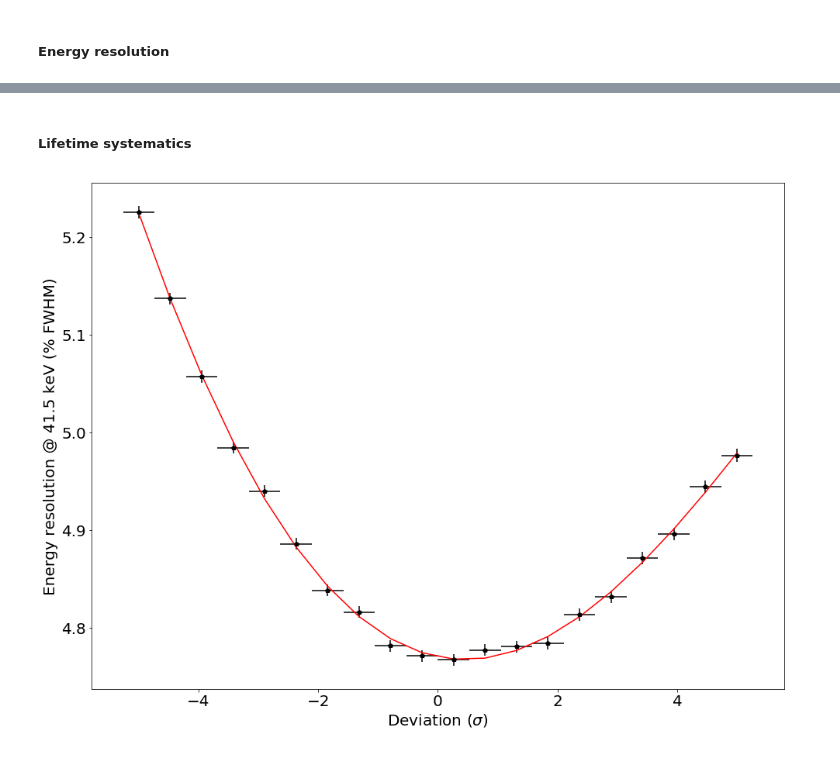
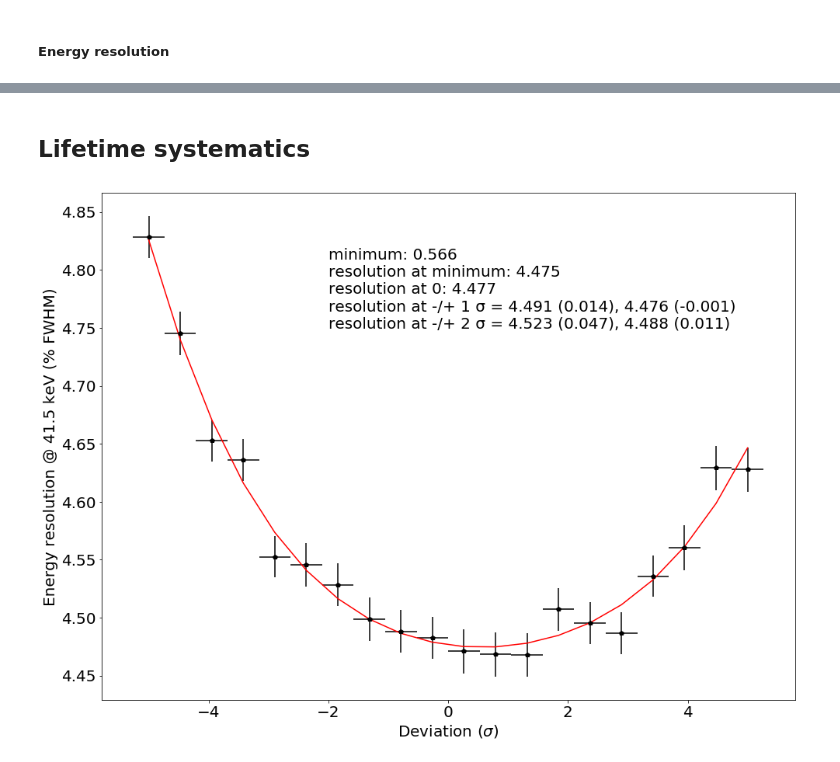
Before and after one commit to gonzaponte/MyNotebooks, a Jupyter notebook: Kr/older_nbs/Kr_systematics_4734-Copy1.ipynb, the cells around one changed output, grey strips where cells are left out. Saved outputs shown, nothing was run; the diff lists cells and outputs as text; code cells hidden in the pictures.

Commit message:
update systematics

```diff
--- a/Kr/older_nbs/Kr_systematics_4734-Copy1.ipynb
+++ b/Kr/older_nbs/Kr_systematics_4734-Copy1.ipynb
@@ -201,8 +201,10 @@ labels("X (mm)", "Y (mm)", "Geometry uncertainty map")
 xy_data       = collections.namedtuple(      "xy_data", "x y xu yu"       )
 reso_fit_data = collections.namedtuple("reso_fit_data", "xy residuals f R")
 
-def measure_resolution(E, bkg=fitf.gauss):
-    y, x  = np.histogram(E, Ebins)
+def measure_resolution(E, bkg=fitf.gauss, n_sigma=2.5, nbins=None):
+    ebins = Ebins if nbins is None else np.linspace(*Erange, nbins + 1)
+
+    y, x  = np.histogram(E, ebins)
     x     = shift_to_bin_centers(x)
     xu    = np.diff(x)[0] * 0.5
     yu    = poisson_sigma(y)
@@ -216,8 +218,8 @@ def measure_resolution(E, bkg=fitf.gauss):
     sig_seed  = Npeak, Epeak, Speak
 
     seed = (*sig_seed, *bkg_seed)
-    fit_range = (Epeak - 4 * Speak,
-                 Epeak + 4 * Speak)
+    fit_range = (Epeak - n_sigma * Speak,
+                 Epeak + n_sigma * Speak)
     f    = fitf.fit(fun, x, y, seed,
                     fit_range = fit_range,
                     sigma     = yu,
@@ -244,9 +246,12 @@ def plot(data, signal=fitf.gauss, bkg=fitf.gauss):
     plt.fill_between(x, signal(x, *data.f.values[ :3]),    0,     alpha=0.3, color=subfit_linecolor[0])
     plt.plot        (x, bkg   (x, *data.f.values[3: ]), lw=subfit_linewidth, color=subfit_linecolor[1])
     plt.fill_between(x, bkg   (x, *data.f.values[3: ]),    0,     alpha=0.3, color=subfit_linecolor[1])
-    plt.text(plt.xlim()[0] + np.diff(plt.xlim()) * 0.05,
+    plt.text(plt.xlim()[0] + np.diff(plt.xlim()) * 0.03,
              max(data.xy.y) / 1.5,
              gausstext(data.f.values, data.f.errors, 41.5))
     plt.ylim(0)
     labels("E (keV)", "Entries")
+
+def relative_to(x, fraction=0.5):
+    return x[0] + np.diff(x) * fraction
 # %% [markdown]
@@ -254,6 +259,5 @@ def plot(data, signal=fitf.gauss, bkg=fitf.gauss):
 # %%
 bkg  = fitf.polynom
-data = measure_resolution(E, bkg=bkg)
-
+data = measure_resolution(E, bkg=bkg, n_sigma=2.5)
 plot(data, bkg=bkg)
 # %% [output]
@@ -264,5 +268,5 @@ Chi2                  : 12.293820344
 # %% [markdown]
-##### Lifetime systematics
+## Lifetime systematics
 # %%
 nsigmas_lt = 20
 sigmas_lt  = np.linspace(-5, 5, nsigmas_lt)
@@ -320,7 +324,29 @@ for i, nsig in enumerate(sigmas_lt):
 # %%
 plt.errorbar(sigmas_lt, globalR_lt, globalRu_lt, np.diff(sigmas_lt)[0]/2, "pk")
 f = fitf.fit(fitf.polynom, sigmas_lt, globalR_lt, tuple(1 for i in range(5)), sigma=globalRu_lt)
 plt.plot(sigmas_lt, f.fn(sigmas_lt), "r-")
+
+min_data = opt.minimize(f.fn, 0)
+min_x    = min_data.x[0]
+min_y    = min_data.fun
+reso_0   = f.fn( 0)
+reso_m1  = f.fn(-1)
+reso_p1  = f.fn(+1)
+reso_m2  = f.fn(-2)
+reso_p2  = f.fn(+2)
+
+text = f"""
+minimum: {min_x:.3f}
+resolution at minimum: {min_y:.3f}
+resolution at 0: {reso_0:.3f}
+resolution at -/+ 1 σ = {reso_m1:.3f} ({reso_m1 - reso_0:.3f}), {reso_p1:.3f} ({reso_p1 - reso_0:.3f})
+resolution at -/+ 2 σ = {reso_m2:.3f} ({reso_m2 - reso_0:.3f}), {reso_p2:.3f} ({reso_p2 - reso_0:.3f})
+"""
+
+plt.text(-2,
+         relative_to(plt.ylim(), 0.7),
+         text)
+
 labels("Deviation ($\sigma$)", "Energy resolution @ 41.5 keV (% FWHM)")
 # %% [output]
-[figure, old version]
+[figure, new version]
```
Also changed, not shown: parts of 28 cells of this notebook.
